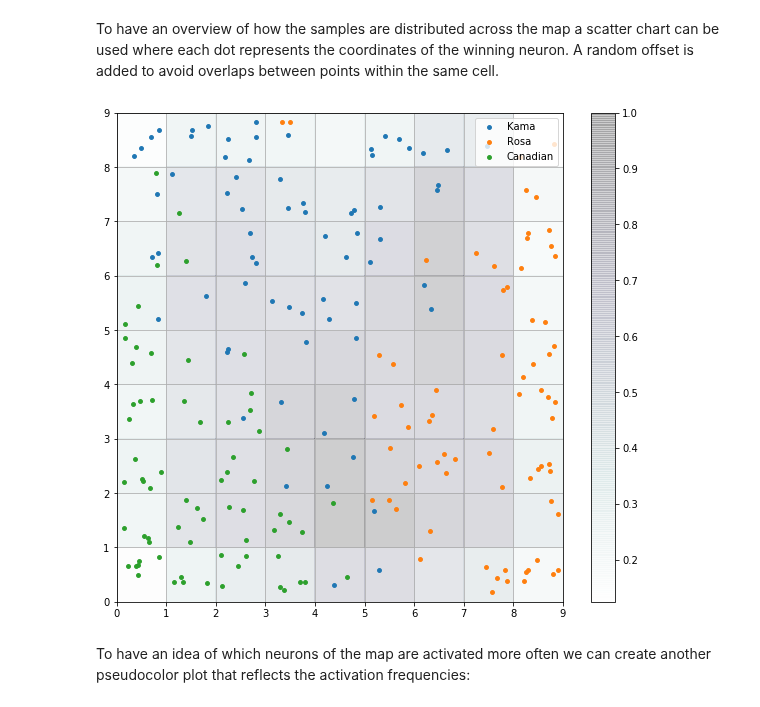
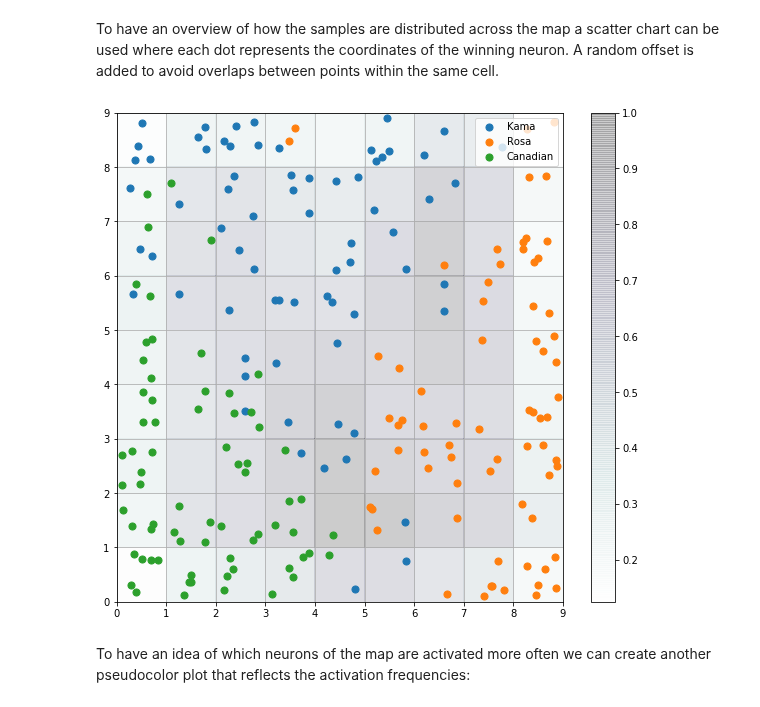
Before and after one commit to JustGlowing/minisom, a Jupyter notebook: examples/BasicUsage.ipynb, the cells around one changed output. Cells and saved outputs as stored; diff of their text form; code cells hidden in the pictures.

```diff
--- a/examples/BasicUsage.ipynb
+++ b/examples/BasicUsage.ipynb
@@ -63,23 +63,23 @@ To have an overview of how the samples are distributed across the map a scatter
 # %%
 w_x, w_y = zip(*[som.winner(d) for d in data])
 w_x = np.array(w_x)
 w_y = np.array(w_y)
 
 plt.figure(figsize=(10, 9))
 plt.pcolor(som.distance_map().T, cmap='bone_r', alpha=.2)
 plt.colorbar()
 
 for c in np.unique(target):
     idx_target = target==c
     plt.scatter(w_x[idx_target]+.5+(np.random.rand(np.sum(idx_target))-.5)*.8,
                 w_y[idx_target]+.5+(np.random.rand(np.sum(idx_target))-.5)*.8,
-                s=15, c=colors[c-1], label=label_names[c])
+                s=50, c=colors[c-1], label=label_names[c])
 plt.legend(loc='upper right')
 plt.grid()
 plt.savefig('resulting_images/som_seed.png')
 plt.show()
 # %% [output]
-[figure, old version]
+[figure, new version]
 # %% [markdown]
 To have an idea of which neurons of the map are activated more often we can create another pseudocolor plot that reflects the activation frequencies:
 # %%
```
Also changed, not shown: 1 other file.
